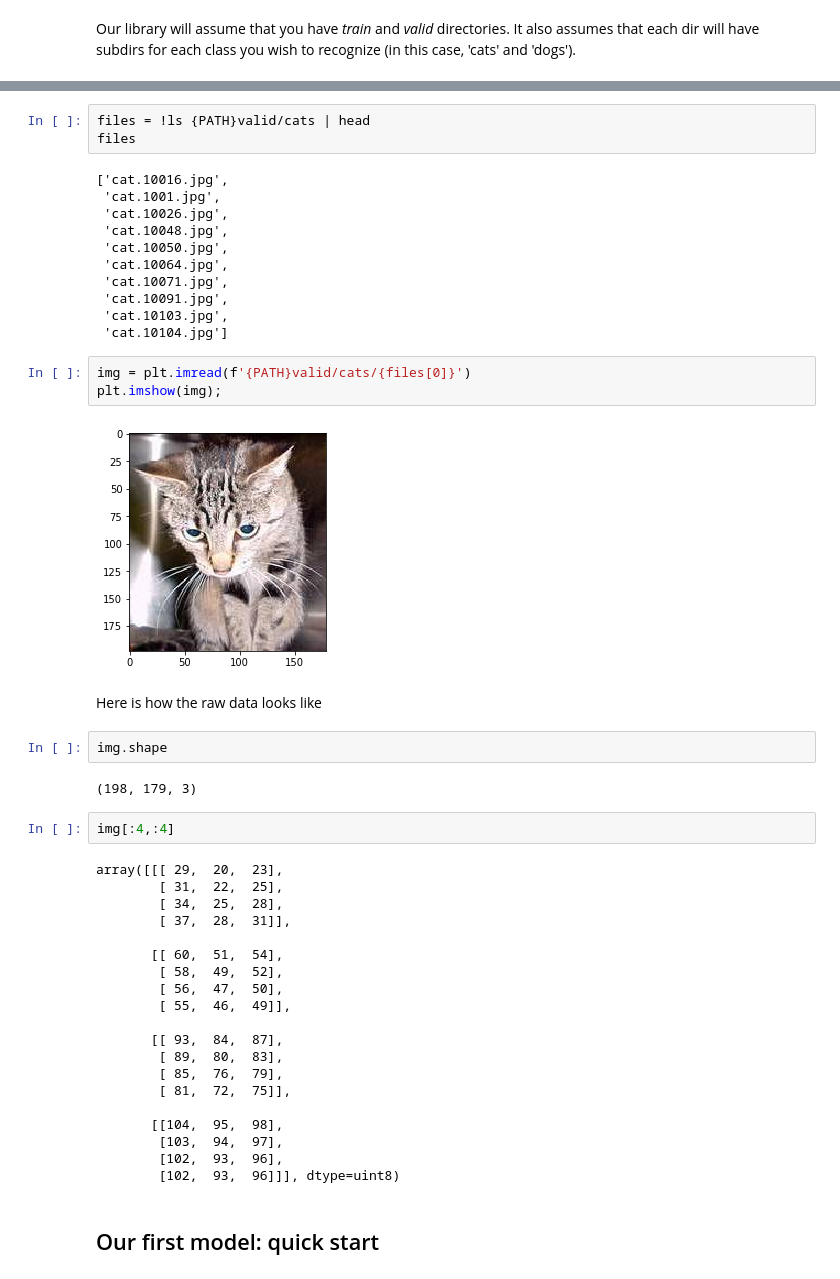
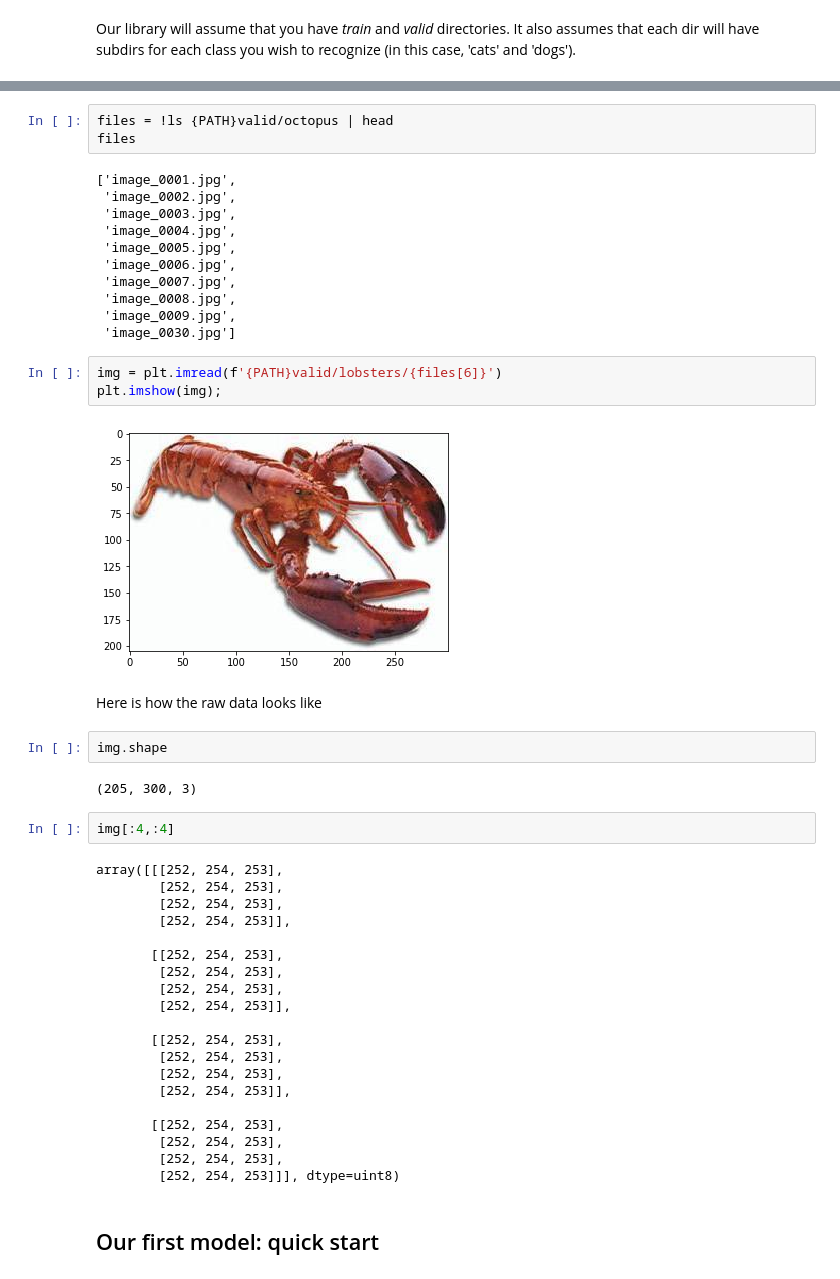
Before and after one commit to c1505/fastai, a Jupyter notebook: courses/dl1/lesson1.ipynb, the cells around one changed output, grey strips where cells are left out. Cells and saved outputs as stored; diff of their text form.

```diff
--- a/courses/dl1/lesson1.ipynb
+++ b/courses/dl1/lesson1.ipynb
@@ -64,50 +64,50 @@ cats  dogs
 # %%
-files = !ls {PATH}valid/cats | head
+files = !ls {PATH}valid/octopus | head
 files
 # %% [output]
-['cat.10016.jpg',
- 'cat.1001.jpg',
- 'cat.10026.jpg',
- 'cat.10048.jpg',
- 'cat.10050.jpg',
- 'cat.10064.jpg',
- 'cat.10071.jpg',
- 'cat.10091.jpg',
- 'cat.10103.jpg',
- 'cat.10104.jpg']
+['image_0001.jpg',
+ 'image_0002.jpg',
+ 'image_0003.jpg',
+ 'image_0004.jpg',
+ 'image_0005.jpg',
+ 'image_0006.jpg',
+ 'image_0007.jpg',
+ 'image_0008.jpg',
+ 'image_0009.jpg',
+ 'image_0030.jpg']
 # %%
-img = plt.imread(f'{PATH}valid/cats/{files[0]}')
+img = plt.imread(f'{PATH}valid/lobsters/{files[6]}')
 plt.imshow(img);
 # %% [output]
-[figure, old version]
+[figure, new version]
 # %% [markdown]
 Here is how the raw data looks like
 # %%
 img.shape
 # %% [output]
-(198, 179, 3)
+(205, 300, 3)
 # %%
 img[:4,:4]
 # %% [output]
-array([[[ 29,  20,  23],
-        [ 31,  22,  25],
-        [ 34,  25,  28],
-        [ 37,  28,  31]],
+array([[[252, 254, 253],
+        [252, 254, 253],
+        [252, 254, 253],
+        [252, 254, 253]],
 
-       [[ 60,  51,  54],
-        [ 58,  49,  52],
-        [ 56,  47,  50],
-        [ 55,  46,  49]],
+       [[252, 254, 253],
+        [252, 254, 253],
+        [252, 254, 253],
+        [252, 254, 253]],
 
-       [[ 93,  84,  87],
-        [ 89,  80,  83],
-        [ 85,  76,  79],
-        [ 81,  72,  75]],
+       [[252, 254, 253],
+        [252, 254, 253],
+        [252, 254, 253],
+        [252, 254, 253]],
 
-       [[104,  95,  98],
-        [103,  94,  97],
-        [102,  93,  96],
-        [102,  93,  96]]], dtype=uint8)
+       [[252, 254, 253],
+        [252, 254, 253],
+        [252, 254, 253],
+        [252, 254, 253]]], dtype=uint8)
 # %% [markdown]
 ## Our first model: quick start
 # %% [markdown]
```
Also changed, not shown: parts of 31 cells of this notebook.
